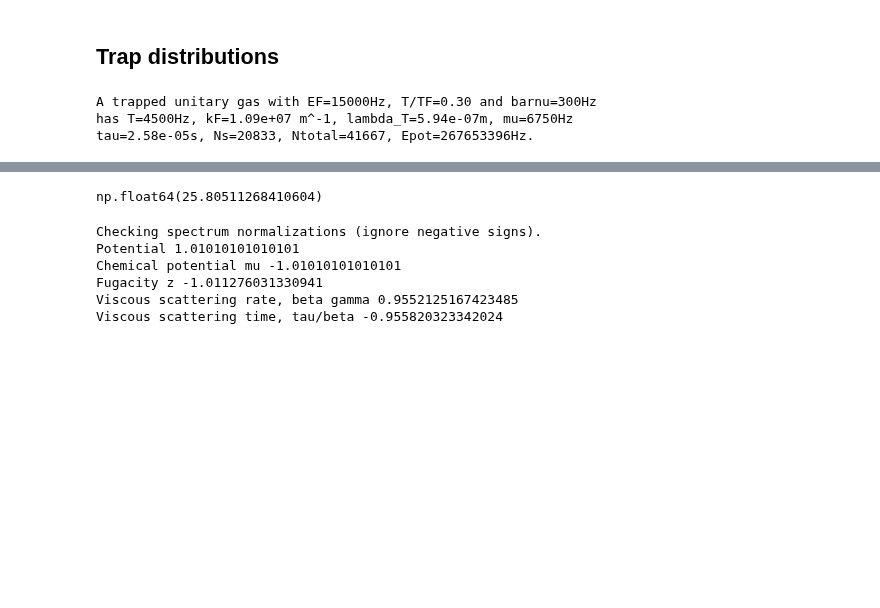
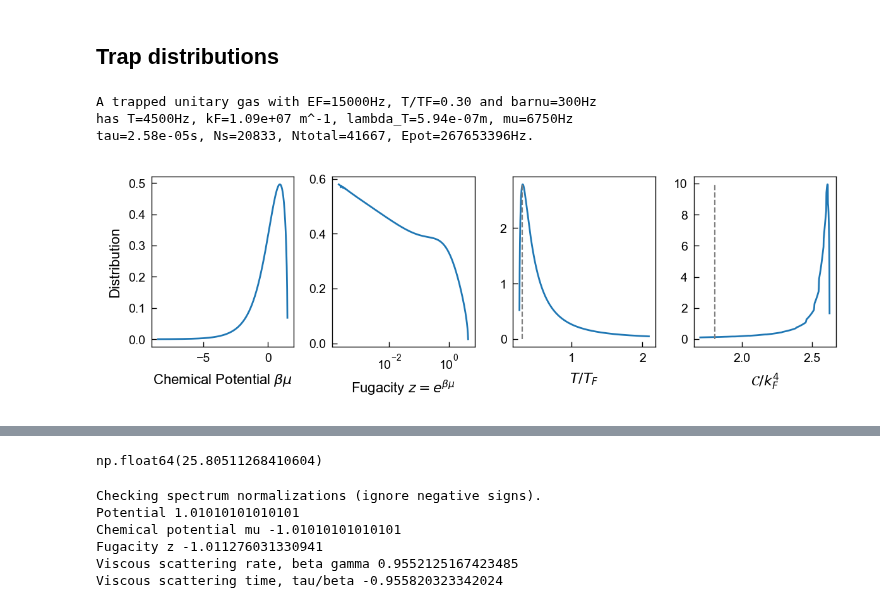
Before and after one commit to colinjdale/ChiPyLab, a Jupyter notebook: examples/plot_unitary_fermi_gas.ipynb, the cells around one changed output, grey strips where cells are left out. Saved outputs shown, nothing was run; the diff lists cells and outputs as text; code cells hidden in the pictures; blank space fills up the shorter version.

```diff
--- a/examples/plot_unitary_fermi_gas.ipynb
+++ b/examples/plot_unitary_fermi_gas.ipynb
@@ -27,3 +28,88 @@ TUG = TrappedUnitaryGas(ToTF, EF, barnu, verbose=True)
 A trapped unitary gas with EF=15000Hz, T/TF=0.30 and barnu=300Hz
 has T=4500Hz, kF=1.09e+07 m^-1, lambda_T=5.94e-07m, mu=6750Hz
 tau=2.58e-05s, Ns=20833, Ntotal=41667, Epot=267653396Hz.
+# %%
+num = 1000
+Vmax = 10*TUG.T
+Vs_edges = np.linspace(0, Vmax, num)
+
+Ns_cdf = np.array([number_per_spin(TUG.betamu, TUG.betabaromega,
+                                  v_max=V/TUG.T) for V in Vs_edges])
+
+Vs = Vs_edges[:-1] + np.diff(Vs_edges)/2  # Mid points
+V_pdf = np.diff(Ns_cdf)
+norm = np.trapezoid(V_pdf, dx=Vmax/num/TUG.T)
+V_pdf /= norm
+# %%
+
+xlabel = r'Potential energy $\beta V$'
+ylabel = r'Number per spin $N_\sigma$'
+
+fig, axes = plt.subplots(1,4, figsize=(6,2))
+axs = axes.flatten()
+# fig.suptitle("CDF of atoms in a trapped unitary Fermi gas", fontsize=8)
+
+### Chemical potential
+mus = TUG.betamu - Vs/TUG.T
+mu_pdf = V_pdf
+
+xlabel = r'Chemical Potential $\beta\mu$'
+ylabel = r'Distribution'
+
+ax = axs[0]
+ax.set(xlabel=xlabel, ylabel=ylabel)
+ax.plot(mus, mu_pdf)
+
+
+### Fugacity
+zs = np.exp(mus)
+z_jacobian = 1/zs
+z_pdf = V_pdf * z_jacobian
+
+xlabel = r'Fugacity $z=e^{\beta\mu}$'
+ax = axs[1]
+ax.set(xlabel=xlabel, xscale='log')
+ax.plot(zs, z_pdf)
+
+
+### T/TF
+thetas = Theta(mus)
+theta_jacobian = np.gradient(thetas, mus)
+theta_pdf = mu_pdf / np.abs(theta_jacobian)
+
+mask = theta_pdf < 0.5e-1
+thetas = thetas[~mask]
+theta_pdf = theta_pdf[~mask]
+
+theta_norm_check = np.trapezoid(theta_pdf, thetas)
+
+xlabel = r'$T/T_F$'
+
+ax = axs[2]
+ax.set(xlabel=xlabel)
+ax.plot(thetas, theta_pdf)
+ax.vlines(ToTF, 0, np.max(theta_pdf), colors='gray', linestyles='dashed', linewidth=0.8)
+
+
+### Contact density
+Cs = contact_density(thetas) * 3 * np.pi**2
+C_jacobian = np.gradient(Cs, thetas)
+C_pdf = theta_pdf / np.abs(C_jacobian)
+
+# mask = theta_pdf < 1e-1
+# thetas = thetas[~mask]
+# theta_pdf = theta_pdf[~mask]
+
+C_norm_check = np.trapezoid(C_pdf, Cs)
+
+xlabel = r'$\mathcal{C}/k_F^4$'
+
+ax = axs[3]
+ax.set(xlabel=xlabel)
+ax.plot(Cs, C_pdf)
+ax.vlines(TUG.Ctrap, 0, np.max(C_pdf), colors='gray', linestyles='dashed', linewidth=0.8)
+
+fig.tight_layout()
+plt.show()
+# %% [output]
+[figure, added]
```
Also changed, not shown: parts of 3 cells of this notebook, 2 other files.
